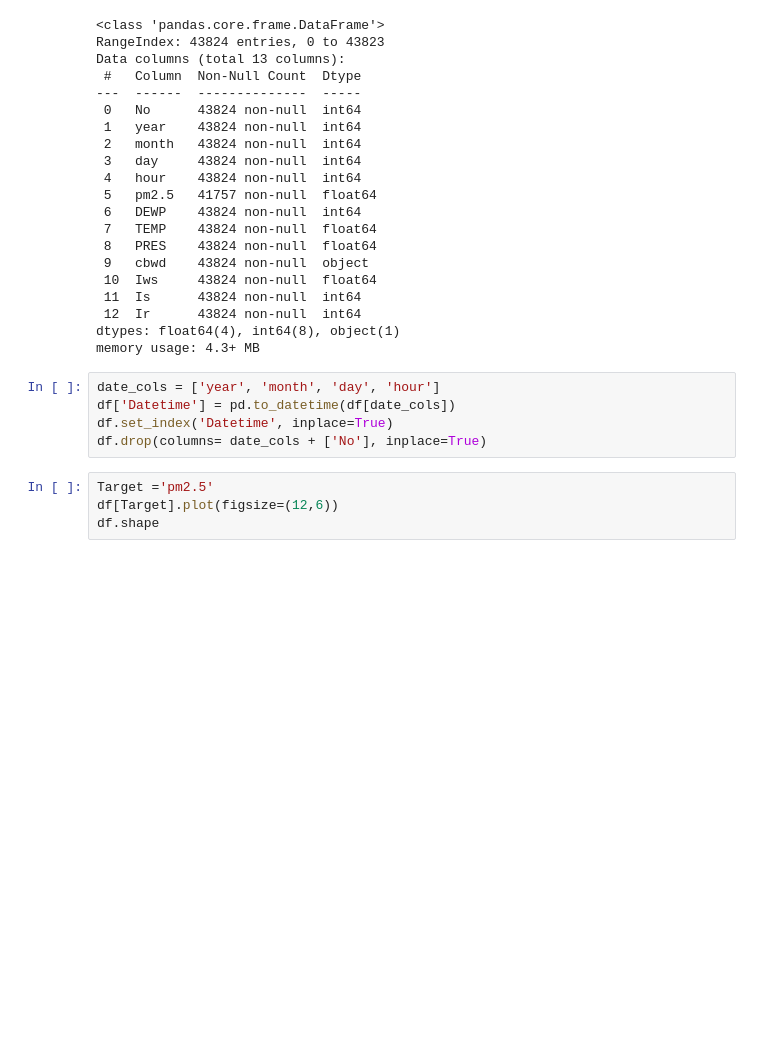
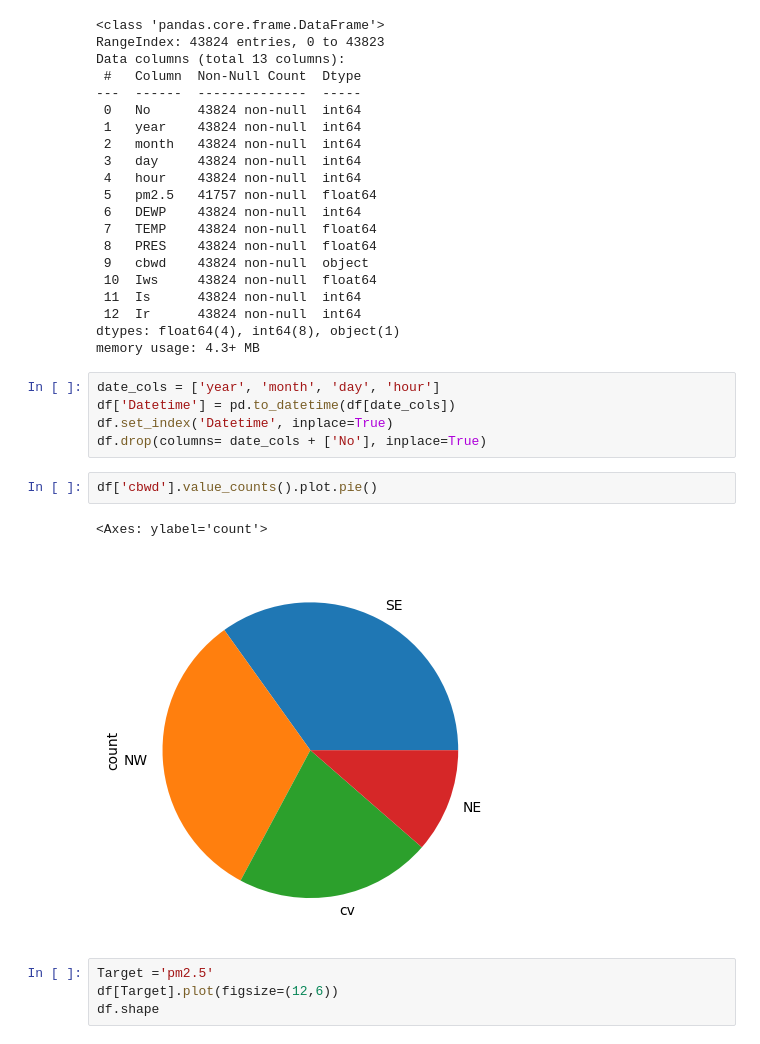
Before and after one commit to MINGYU-1/company_data, a Jupyter notebook: second_week/11_18_studying.ipynb, the cells around one changed output. Saved outputs shown, nothing was run; the diff lists cells and outputs as text; blank space fills up the shorter version.

```diff
--- a/second_week/11_18_studying.ipynb
+++ b/second_week/11_18_studying.ipynb
@@ -47,6 +47,11 @@ date_cols = ['year', 'month', 'day', 'hour']
 df['Datetime'] = pd.to_datetime(df[date_cols])
 df.set_index('Datetime', inplace=True)
 df.drop(columns= date_cols + ['No'], inplace=True)
+# %%
+df['cbwd'].value_counts().plot.pie()
+# %% [output]
+<Axes: ylabel='count'>
+[figure, added]
 # %%
 Target ='pm2.5'
 df[Target].plot(figsize=(12,6))
```
Also changed, not shown: parts of 4 cells of this notebook.
